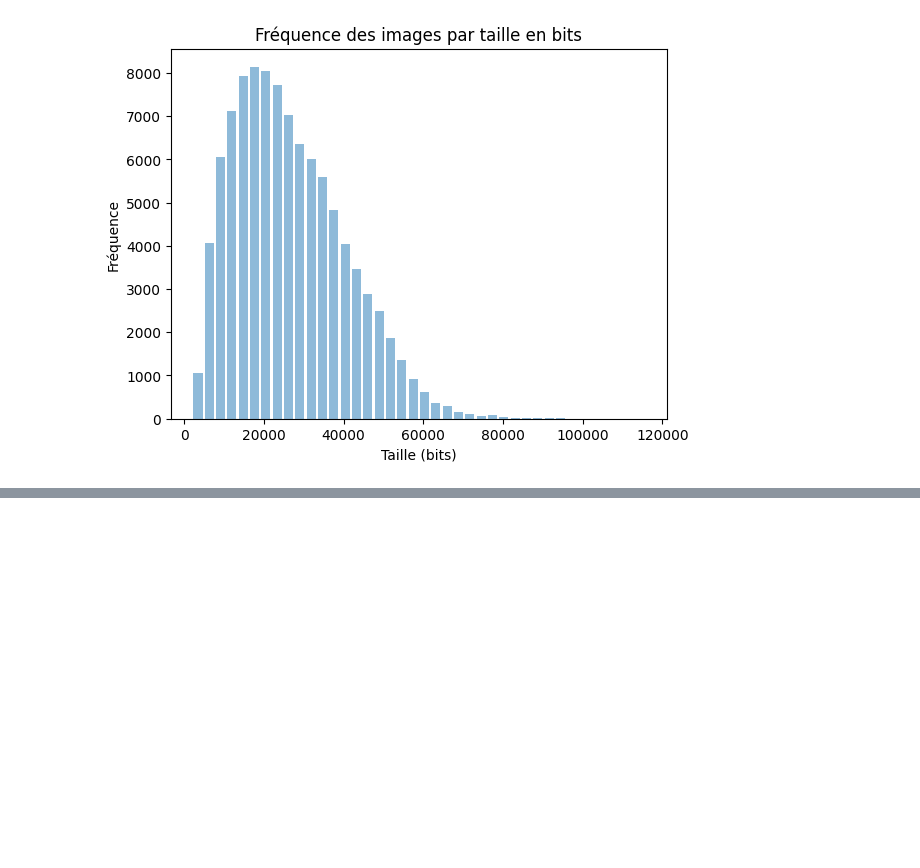
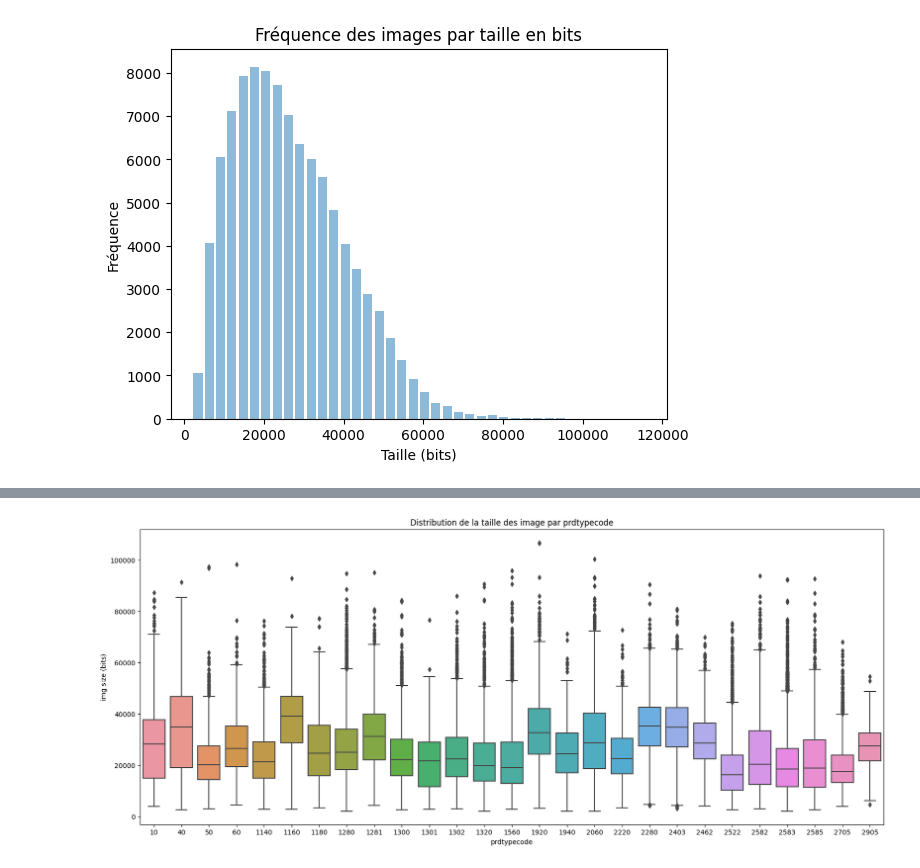
Before and after one commit to ouissamgouni/bootcamp-mle24-rakuten, a Jupyter notebook: notebooks/exploration/img-data-exploration.ipynb, the cells around one changed output, grey strips where cells are left out. Cells and saved outputs as stored; diff of their text form; code cells hidden in the pictures; blank space fills up the shorter version.

```diff
--- a/notebooks/exploration/img-data-exploration.ipynb
+++ b/notebooks/exploration/img-data-exploration.ipynb
@@ -145,11 +145,13 @@ X_train.to_csv('img-data.csv', index = False)
 # %%
 # Vérification taille img / type de produit
 plt.figure(figsize = (20, 8))
-sns.boxplot(x = 'y_train', y = 'image size in bits', data = X_train)
+sns.boxplot(x = 'prdtypecode', y = 'image size in bits', data = X_train)
 plt.xlabel('prdtypecode')
 plt.ylabel('img size (bits)')
 plt.title("Distribution de la taille des image par prdtypecode")
 plt.show()
+# %% [output]
+[figure, added]
 # %%
 # test ANOVA influence prdtypecode sur size img
 # H0 : pas d'influence, moyennes egales
```
Also changed, not shown: parts of 2 cells of this notebook, 3 other files.
